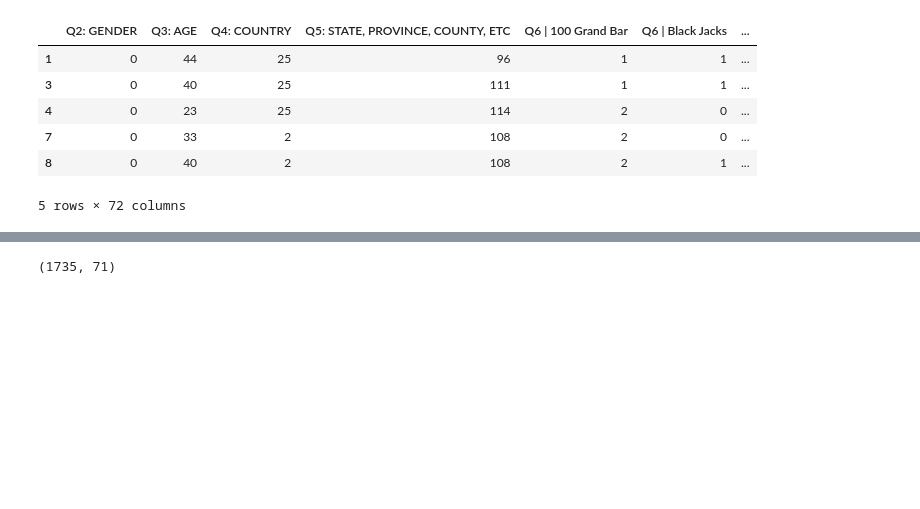
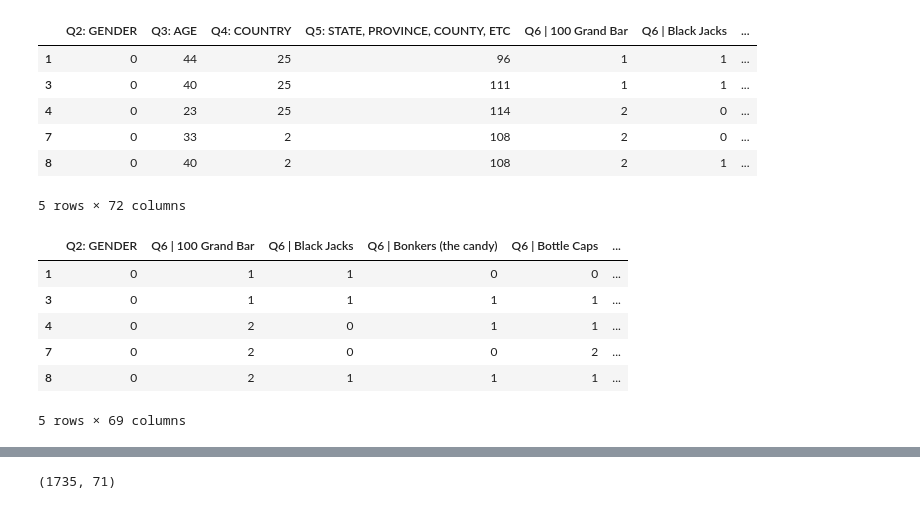
Before and after one commit to LightningDrop/datacleaning, a Jupyter notebook: Project1.ipynb, the cells around one changed output, grey strips where cells are left out. Drawn from its saved outputs; the diff is of its cells as text; code cells hidden in the pictures; blank space fills up the shorter version.

```diff
--- a/Project1.ipynb
+++ b/Project1.ipynb
@@ -273,5 +277,17 @@ df.head()
 | 7 | 0 | 33 | 2 | 108 | 2 | 0 | ... |
 | 8 | 0 | 40 | 2 | 108 | 2 | 1 | ... |
 5 rows × 72 columns
+# %%
+df = df.drop(['Q3: AGE', 'Q4: COUNTRY', 'Q5: STATE, PROVINCE, COUNTY, ETC'], axis=1)
+# %%
+df.head()
+# %% [output]
+|  | Q2: GENDER | Q6 | 100 Grand Bar | Q6 | Black Jacks | Q6 | Bonkers (the candy) | Q6 | Bottle Caps | ... |
+| 1 | 0 | 1 | 1 | 0 | 0 | ... |
+| 3 | 0 | 1 | 1 | 1 | 1 | ... |
+| 4 | 0 | 2 | 0 | 1 | 1 | ... |
+| 7 | 0 | 2 | 0 | 0 | 2 | ... |
+| 8 | 0 | 2 | 1 | 1 | 1 | ... |
+5 rows × 69 columns
 # %%
 x, y = to_xy(df, 'Q2: GENDER')
```
Also changed, not shown: parts of 6 cells of this notebook.
